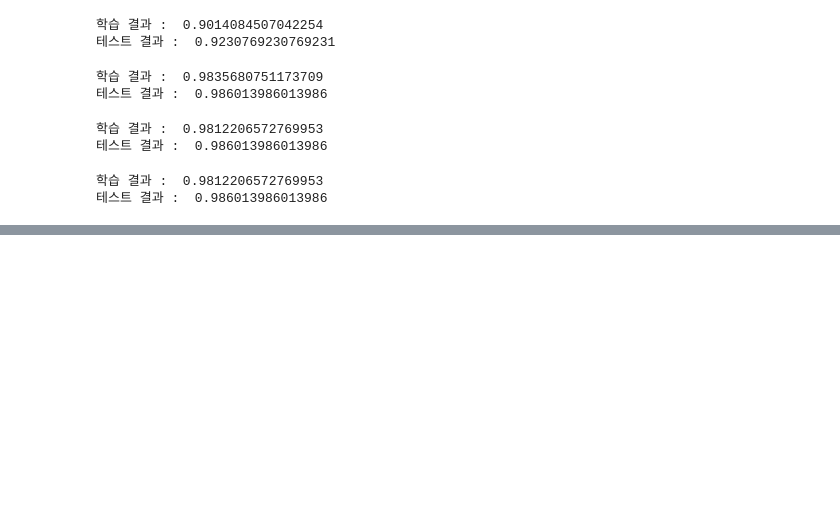
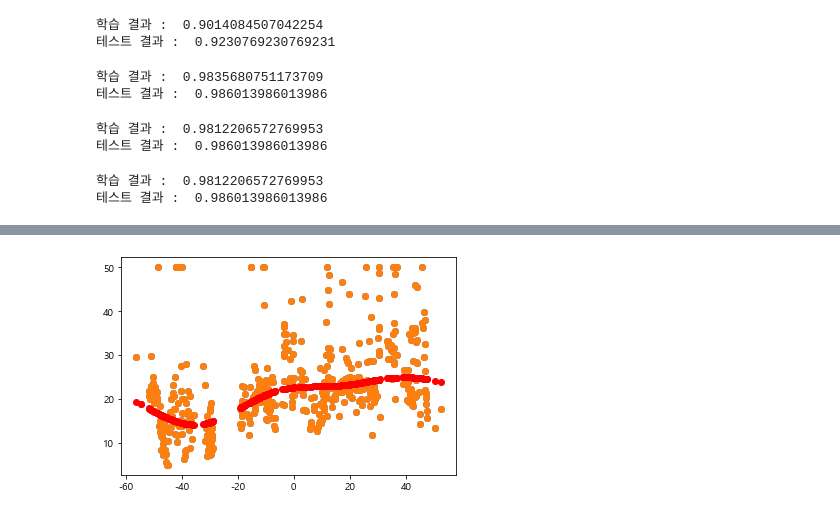
Before and after one commit to NikeLee/pythonwork, a Jupyter notebook: ai/4_SVM.ipynb, the cells around one changed output, grey strips where cells are left out. Cells and saved outputs as stored; diff of their text form; code cells hidden in the pictures; blank space fills up the shorter version.

```diff
--- a/ai/4_SVM.ipynb
+++ b/ai/4_SVM.ipynb
@@ -602,0 +607,82 @@ print("테스트 결과 : ", model.score(X_test, y_test))
+# %%
+X, y = load_boston(return_X_y=True)
+X_train, X_test, y_train, y_test = train_test_split(X, y, test_size=.2, random_state=123)
+
+scaler = StandardScaler()
+scaler.fit(X_train)
+X_train = scaler.transform(X_train)
+X_test = scaler.transform(X_test)
+
+model = SVR(kernel="rbf")
+model.fit(X_train, y_train)
+
+print("학습 결과 : ", model.score(X_train, y_train))
+print("테스트 결과 : ", model.score(X_test, y_test))
+
+
+##### 차원 축소
+X_comp = TSNE(n_components=1).fit_transform(X)
+plt.scatter(X_comp, y)
+
+model.fit(X_comp, y)
+
+predict = model.predict(X_comp)
+plt.scatter(X_comp, y)
+plt.scatter(X_comp, predict, color="r")
+
+estimator = make_pipeline(StandardScaler(), SVR(kernel="rbf"))
+cv = cross_validate(
+    estimator=estimator,
+    X = X,
+    y = y,
+    cv = 5,
+    n_jobs=multiprocessing.cpu_count(),
+    verbose=True
+)
+print("cross validate 평균 : ", cv["test_score"].mean())
+
+
+pipe = Pipeline([("scaler", StandardScaler()), ("model", SVR(kernel="rbf"))])
+params = [{"model__kernel":["rbf", "polynomial", "sigmoid"]}]
+
+gs = GridSearchCV(
+    estimator=pipe,
+    param_grid=params,
+    n_jobs=multiprocessing.cpu_count(),
+    cv=5,
+    verbose=True
+)
+gs.fit(X, y)
+
+print(gs.best_params_)
+print(gs.best_estimator_)
+
+
+pipe = Pipeline([("scaler", StandardScaler()), ("model", SVR(kernel="rbf"))])
+params = [
+    {
+        "model__gamma":["scale", "auto"],
+        "model__C":[1.0, 0.1, 0.01],
+        "model__epsilon":[1.0, 0.1, 0.01]
+    }
+]
+
+gs = GridSearchCV(
+    estimator=pipe,
+    param_grid=params,
+    n_jobs=multiprocessing.cpu_count(),
+    cv=5,
+    verbose=True
+)
+gs.fit(X, y)
+
+print("최적의 파라미터 : ", gs.best_params_)
+
+
+
+model = SVR(kernel="rbf", C=1.0, gamma="scale", epsilon=0.01)
+model.fit(X_train, y_train)
+
+print("학습 결과 : ", model.score(X_train, y_train))
+print("테스트 결과 : ", model.score(X_test, y_test))
+# %% [output]
@@ -602,0 +702 @@ print("테스트 결과 : ", model.score(X_test, y_test))
+[figure, added]
```
Also changed, not shown: parts of 58 cells of this notebook.
